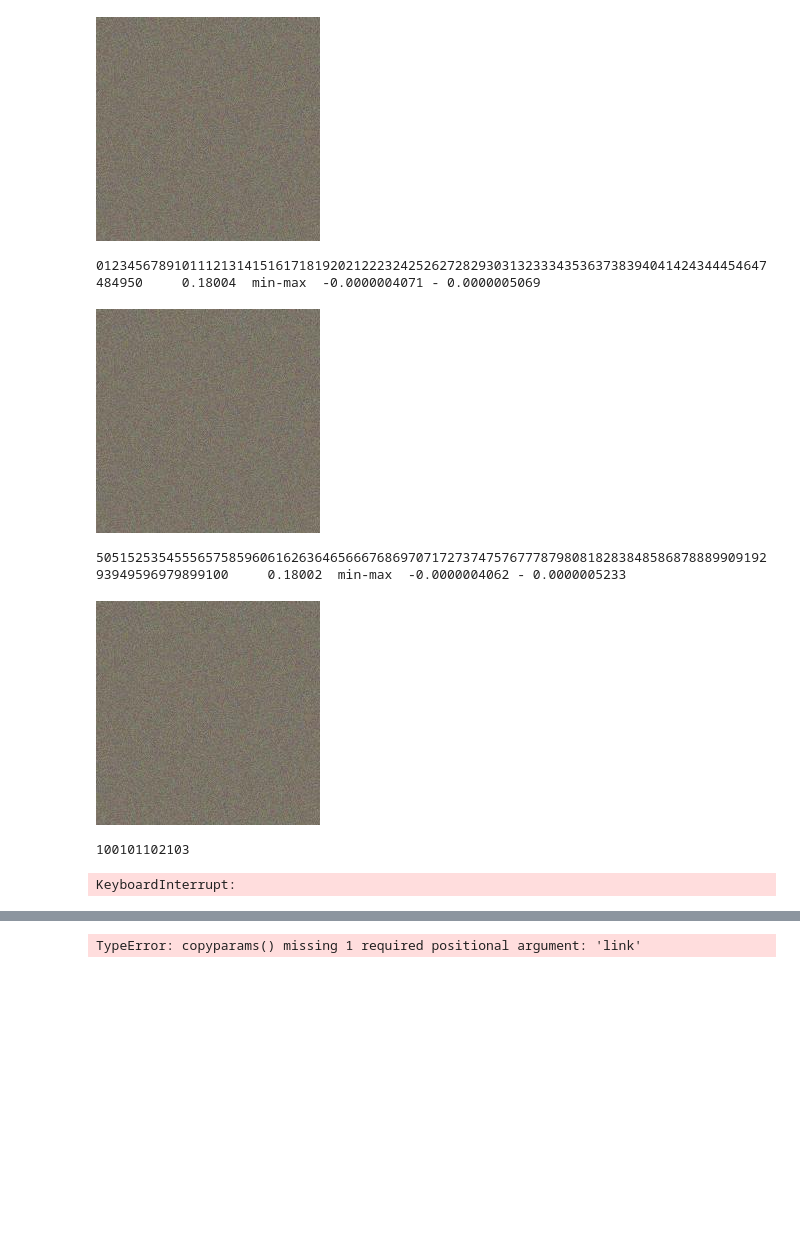
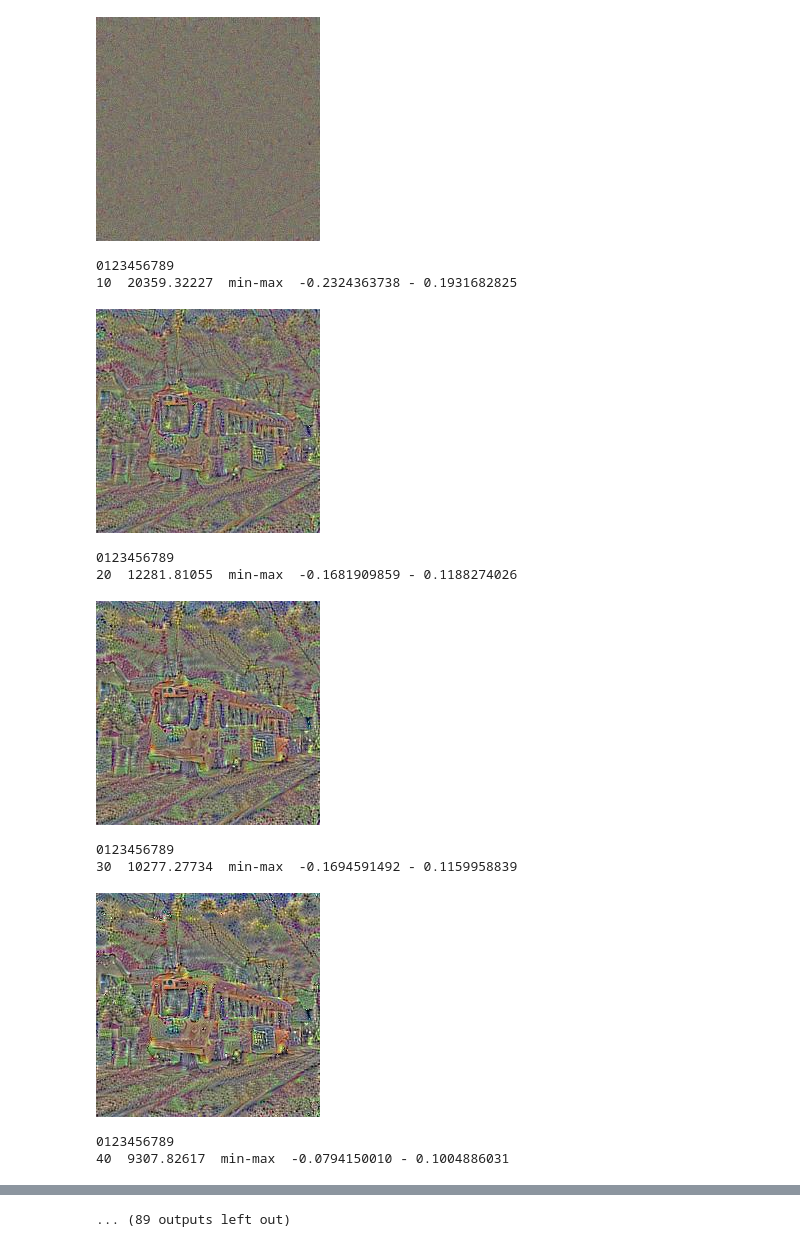
Before and after one commit to aquapathos/ChainerLesson, a Jupyter notebook: chainer/chainer-painter/Painter5.ipynb, the cells around one changed output, grey strips where cells are left out. Saved outputs shown, nothing was run; the diff lists cells and outputs as text; code cells hidden in the pictures; blank space fills up the shorter version.

Commit message:
20170720 Chainer-Painter

```diff
--- a/chainer/chainer-painter/Painter5.ipynb
+++ b/chainer/chainer-painter/Painter5.ipynb
@@ -50,7 +50,7 @@ def ch_corr_matrix(ld):
     ch = ld.shape[1] # チャネル数
     size = ld[0][0].size  # チャネルあたりのデータ数
     cmatrix = F.reshape(ld, (ch,size)) # チャネルごとに１次元化した ch x size の配列を作る
-    matrix = F.matmul(cmatrix, cmatrix,transb=True) / np.float32(size) # 相関行列
+    matrix = F.matmul(cmatrix, cmatrix,transb=True) / np.float32(ch*size) # 相関行列
     return matrix
 # %%
 # layers_for_orig = ["conv4_1", "conv4_2", "conv4_3", "pool4"]
@@ -119,7 +119,11 @@ class MyVGG(VGG16Layers):
         self.spic =  self.setImage(fname)
         vimg = Variable(self.spic)
         h = self.myextract(vimg,layers=layers)
+        cor = {}
+        for l in h.keys():
+            cor.update({l:ch_corr_matrix(h[l])})
         self.Sfeatures = h
+        self.Scorr = cor
 # %%
 nn=MyVGG()
 # %%
@@ -195,7 +202,7 @@ blob2img(nn.autopic.W.data)
 # %%
-lr = np.float32(1.0) # 学習係数
-rr = np.float32(0.3)
-generate(nn,"train.jpg","images/mikakostyle2.jpg",itr=1000)
+lr = np.float32(200.0) # 学習係数
+rr = np.float32(0.5)
+generate(nn,"train.jpg","images/mikakostyle2.jpg",itr=500)
 # %% [output]
 Original image set train.jpg
 Style image set images/mikakostyle2.jpg
@@ -203,7 +211,12 @@ Style image set images/mikakostyle2.jpg
 [figure]
-01234567891011121314151617181920212223242526272829303132333435363738394041424344454647484950     0.18004  min-max  -0.0000004071 - 0.0000005069
+0123456789
+10  20359.32227  min-max  -0.2324363738 - 0.1931682825
-[figure, old version]
+[figure, new version]
-5051525354555657585960616263646566676869707172737475767778798081828384858687888990919293949596979899100     0.18002  min-max  -0.0000004062 - 0.0000005233
+0123456789
+20  12281.81055  min-max  -0.1681909859 - 0.1188274026
-[figure, old version]
+[figure, new version]
-100101102103
+0123456789
+30  10277.27734  min-max  -0.1694591492 - 0.1159958839
+[figure, added]
-KeyboardInterrupt:
+0123456789
+40  9307.82617  min-max  -0.0794150010 - 0.1004886031
@@ -210,4 +227 @@ KeyboardInterrupt:
+... (89 outputs left out)
-# %%
-chainer.
-# %% [output]
-TypeError: copyparams() missing 1 required positional argument: 'link'
```
Also changed, not shown: parts of 5 cells of this notebook, 54 other files.
